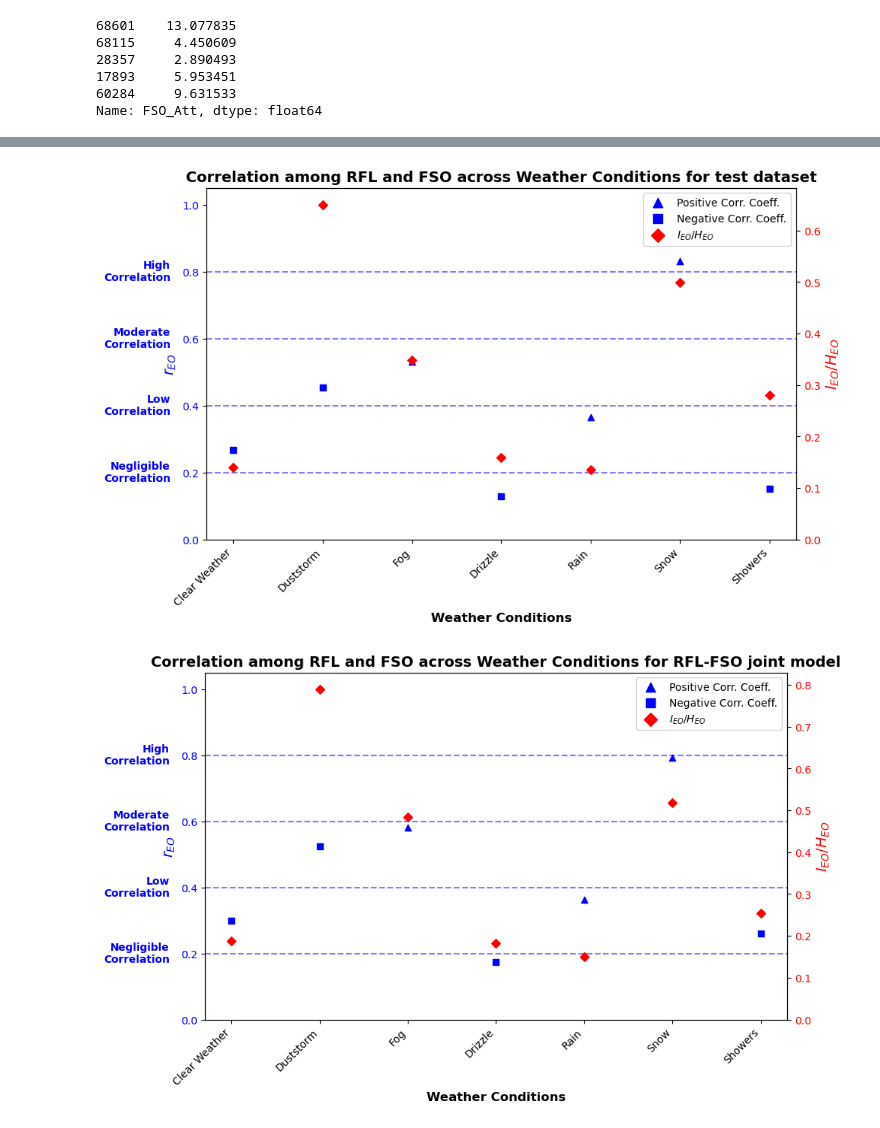
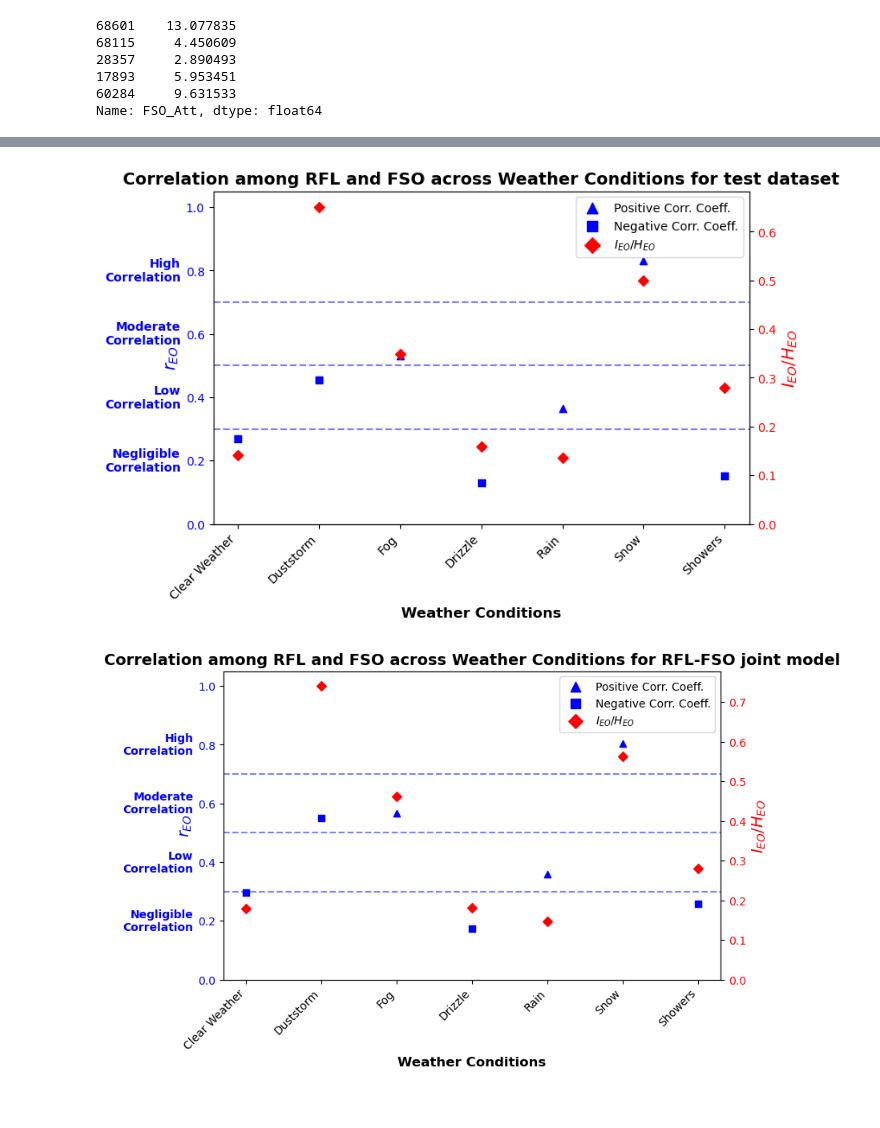
Before and after one commit to Purushka/Project-Code, a Jupyter notebook: Project-partB/result_plotting.ipynb, the cells around one changed output, grey strips where cells are left out. Drawn from its saved outputs; the diff is of its cells as text; code cells hidden in the pictures.

```diff
--- a/Project-partB/result_plotting.ipynb
+++ b/Project-partB/result_plotting.ipynb
@@ -188,7 +187,7 @@ for synop_code in ordered_synop_codes:
     mutual_info_ratios.append(mi_ratio)
 
 # plotting
-fig, ax1 = plt.subplots(figsize=(10, 6))
+fig, ax1 = plt.subplots(figsize=(8,5))
 
 # Create an index for each SYNOP code in ordered_synop_codes to align data points with x-axis labels
 x_positions = range(len(ordered_synop_codes))
@@ -206,10 +205,9 @@ ax1.set_xticks(x_positions)
 ax1.set_xticklabels(weather_conditions, rotation=45, ha='right')
 
 # Adding extended horizontal lines
-ax1.axhline(0.8, color='blue', linestyle='--', alpha=0.5, clip_on=True)
-ax1.axhline(0.6, color='blue', linestyle='--', alpha=0.5, clip_on=True)
-ax1.axhline(0.4, color='blue', linestyle='--', alpha=0.5, clip_on=True)
-ax1.axhline(0.2, color='blue', linestyle='--', alpha=0.5, clip_on=True)
+ax1.axhline(0.7, color='blue', linestyle='--', alpha=0.5, clip_on=True)
+ax1.axhline(0.5, color='blue', linestyle='--', alpha=0.5, clip_on=True)
+ax1.axhline(0.3, color='blue', linestyle='--', alpha=0.5, clip_on=True)
 
 # Add custom labels for correlation levels
 ax1.text(-0.7, 0.8, 'High\nCorrelation', color='blue', fontsize=10, ha='right', va='center', fontweight='bold')
@@ -231,7 +229,7 @@ plt.title('Correlation among RFL and FSO across Weather Conditions for test data
 
 plt.show()
 # %% [output]
-[figure, old version]
+[figure, new version]
 # %%
 # Mapping of SYNOPCode to weather conditions
 synop_to_weather = {
@@ -272,7 +270,7 @@ for synop_code in ordered_synop_codes:
     mutual_info_ratios.append(mi_ratio)
 
 # plotting
-fig, ax1 = plt.subplots(figsize=(10, 6))
+fig, ax1 = plt.subplots(figsize=(8,5))
 
 # Create an index for each SYNOP code in ordered_synop_codes to align data points with x-axis labels
 x_positions = range(len(ordered_synop_codes))
@@ -284,38 +282,37 @@ ax1.set_xlabel('Weather Conditions', fontsize=12, fontweight='bold')
 ax1.set_ylabel(r'$r_{EO}$', color='blue', fontsize=14, fontweight='bold')
 ax1.tick_params(axis='y', labelcolor='blue')
 ax1.set_ylim(0, 1.05)
 
 # Set custom x-ticks for ordered weather conditions
 ax1.set_xticks(x_positions)
 ax1.set_xticklabels(weather_conditions, rotation=45, ha='right')
 
 # Adding extended horizontal lines
-ax1.axhline(0.8, color='blue', linestyle='--', alpha=0.5, clip_on=True)
-ax1.axhline(0.6, color='blue', linestyle='--', alpha=0.5, clip_on=True)
-ax1.axhline(0.4, color='blue', linestyle='--', alpha=0.5, clip_on=True)
-ax1.axhline(0.2, color='blue', linestyle='--', alpha=0.5, clip_on=True)
+ax1.axhline(0.7, color='blue', linestyle='--', alpha=0.5, clip_on=True)
+ax1.axhline(0.5, color='blue', linestyle='--', alpha=0.5, clip_on=True)
+ax1.axhline(0.3, color='blue', linestyle='--', alpha=0.5, clip_on=True)
 
 # Add custom labels for correlation levels
 ax1.text(-0.7, 0.8, 'High\nCorrelation', color='blue', fontsize=10, ha='right', va='center', fontweight='bold')
 ax1.text(-0.7, 0.6, 'Moderate\nCorrelation', color='blue', fontsize=10, ha='right', va='center', fontweight='bold')
 ax1.text(-0.7, 0.4, 'Low\nCorrelation', color='blue', fontsize=10, ha='right', va='center', fontweight='bold')
 ax1.text(-0.7, 0.2, 'Negligible\nCorrelation', color='blue', fontsize=10, ha='right', va='center', fontweight='bold')
 
 # plotting mutual info
 ax2 = ax1.twinx()
 ax2.scatter(x_positions, mutual_info_ratios, c='red', marker='D', label=r'$I_{EO} / H_{EO}$')
 ax2.set_ylabel(r'$I_{EO} / H_{EO}$', color='red', fontsize=14, fontweight='bold')
 ax2.tick_params(axis='y', labelcolor='red')
 ax2.set_ylim(0, max(mutual_info_ratios) * 1.05)
 
 # Moving legend outside
 fig.legend(loc="upper right", bbox_to_anchor=(0.9, 0.88), fontsize=10, markerscale=1.5)
 plt.title('Correlation among RFL and FSO across Weather Conditions for RFL-FSO joint model', fontsize=14, fontweight='bold')
 
 
 plt.show()
 # %% [output]
-[figure, old version]
+[figure, new version]
 # %%
 # Mapping of SYNOPCode to weather conditions
 synop_to_weather = {
```
Also changed, not shown: parts of 10 cells of this notebook.
